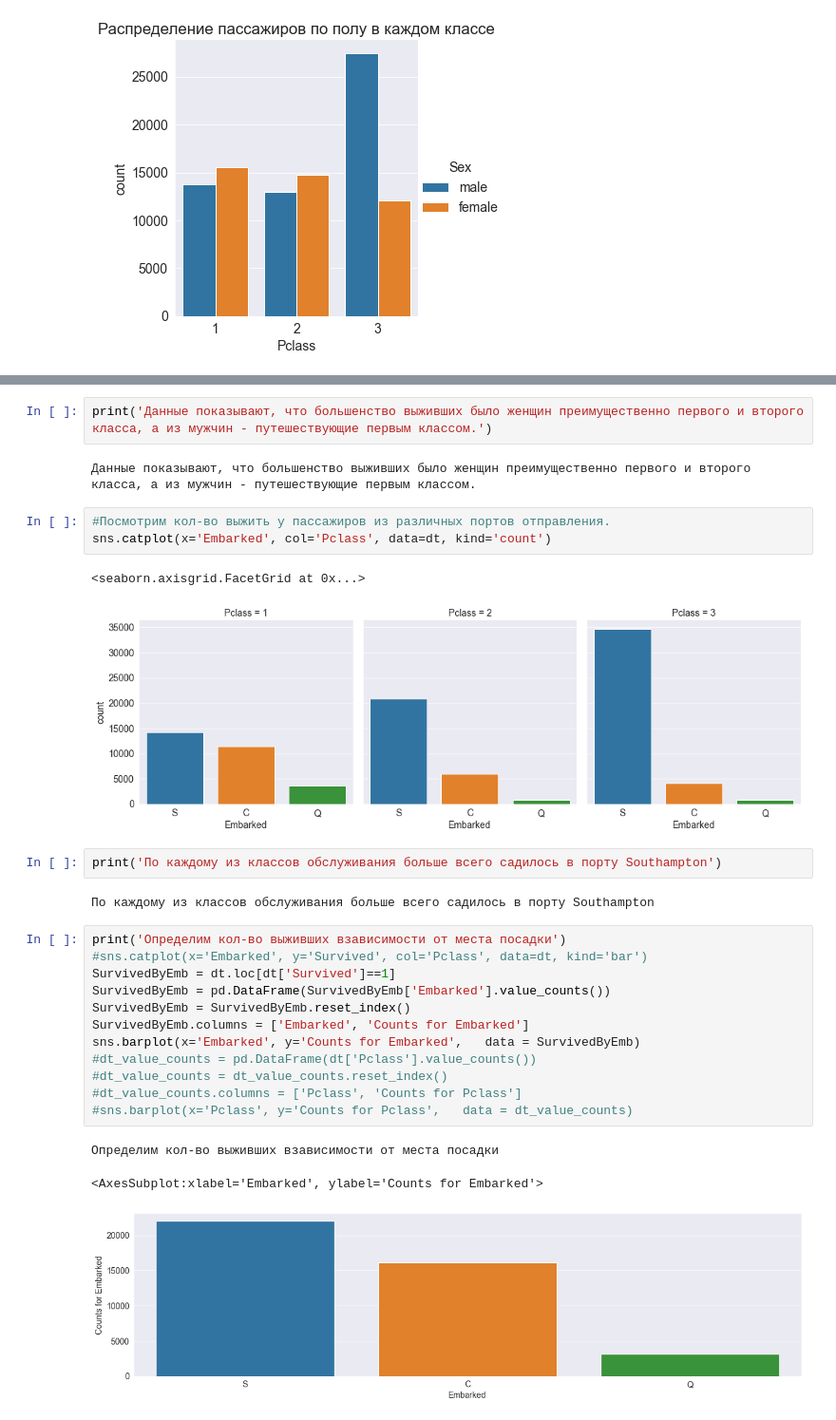
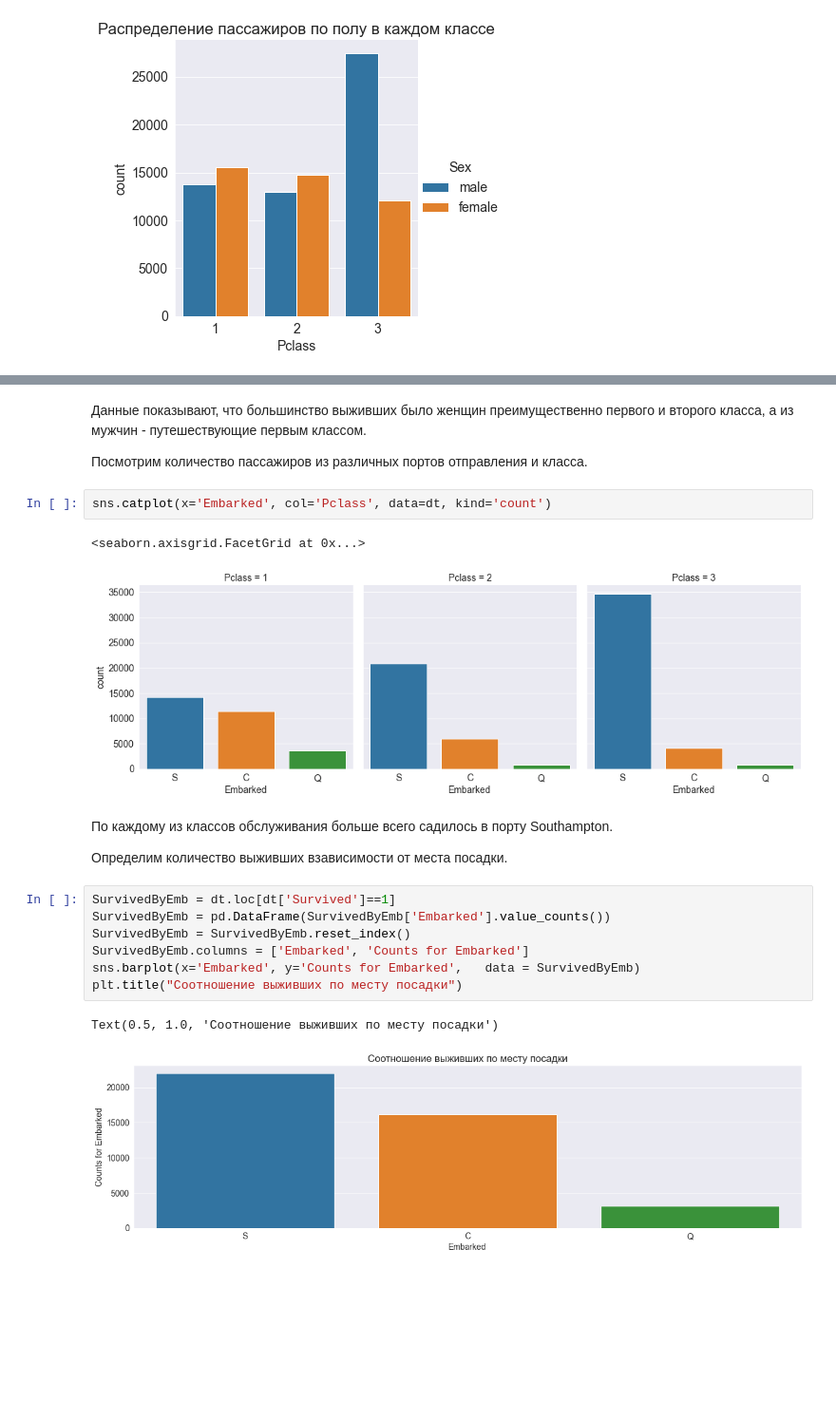
Before and after one commit to marinatwice82/ml-2022, a Jupyter notebook: eda.ipynb, the cells around one changed output, grey strips where cells are left out. Shown at 95% size. Cells and saved outputs as stored; diff of their text form; blank space fills up the shorter version.

```diff
--- a/eda.ipynb
+++ b/eda.ipynb
@@ -319,30 +281,23 @@ sns.catplot(x='Sex', y='Survived', col='Pclass', data=dt, kind='bar')
-# %%
-print('Данные показывают, что большенство выживших было женщин преимущественно первого и второго класса, а из мужчин - путешествующие первым классом.')
-# %% [output]
-Данные показывают, что большенство выживших было женщин преимущественно первого и второго класса, а из мужчин - путешествующие первым классом.
+# %% [markdown]
+Данные показывают, что большинство выживших было женщин преимущественно первого и второго класса, а из мужчин - путешествующие первым классом.
+
+Посмотрим количество пассажиров из различных портов отправления и класса.
 # %%
-#Посмотрим кол-во выжить у пассажиров из различных портов отправления.
 sns.catplot(x='Embarked', col='Pclass', data=dt, kind='count')
 # %% [output]
 <seaborn.axisgrid.FacetGrid at 0x...>
 [figure]
-# %%
-print('По каждому из классов обслуживания больше всего садилось в порту Southampton')
-# %% [output]
-По каждому из классов обслуживания больше всего садилось в порту Southampton
+# %% [markdown]
+По каждому из классов обслуживания больше всего садилось в порту Southampton.
+
+Определим количество выживших взависимости от места посадки.
 # %%
-print('Определим кол-во выживших взависимости от места посадки')
-#sns.catplot(x='Embarked', y='Survived', col='Pclass', data=dt, kind='bar')
 SurvivedByEmb = dt.loc[dt['Survived']==1]
 SurvivedByEmb = pd.DataFrame(SurvivedByEmb['Embarked'].value_counts())
 SurvivedByEmb = SurvivedByEmb.reset_index()
 SurvivedByEmb.columns = ['Embarked', 'Сounts for Embarked']
 sns.barplot(x='Embarked', y='Сounts for Embarked',   data = SurvivedByEmb)
-#dt_value_counts = pd.DataFrame(dt['Pclass'].value_counts())
-#dt_value_counts = dt_value_counts.reset_index()
-#dt_value_counts.columns = ['Pclass', 'Сounts for Pclass']
-#sns.barplot(x='Pclass', y='Сounts for Pclass',   data = dt_value_counts)
+plt.title("Соотношение выживших по месту посадки")
 # %% [output]
-Определим кол-во выживших взависимости от места посадки
+Text(0.5, 1.0, 'Соотношение выживших по месту посадки')
-<AxesSubplot:xlabel='Embarked', ylabel='Сounts for Embarked'>
-[figure, old version]
+[figure, new version]
```
Also changed, not shown: parts of 57 cells of this notebook.
